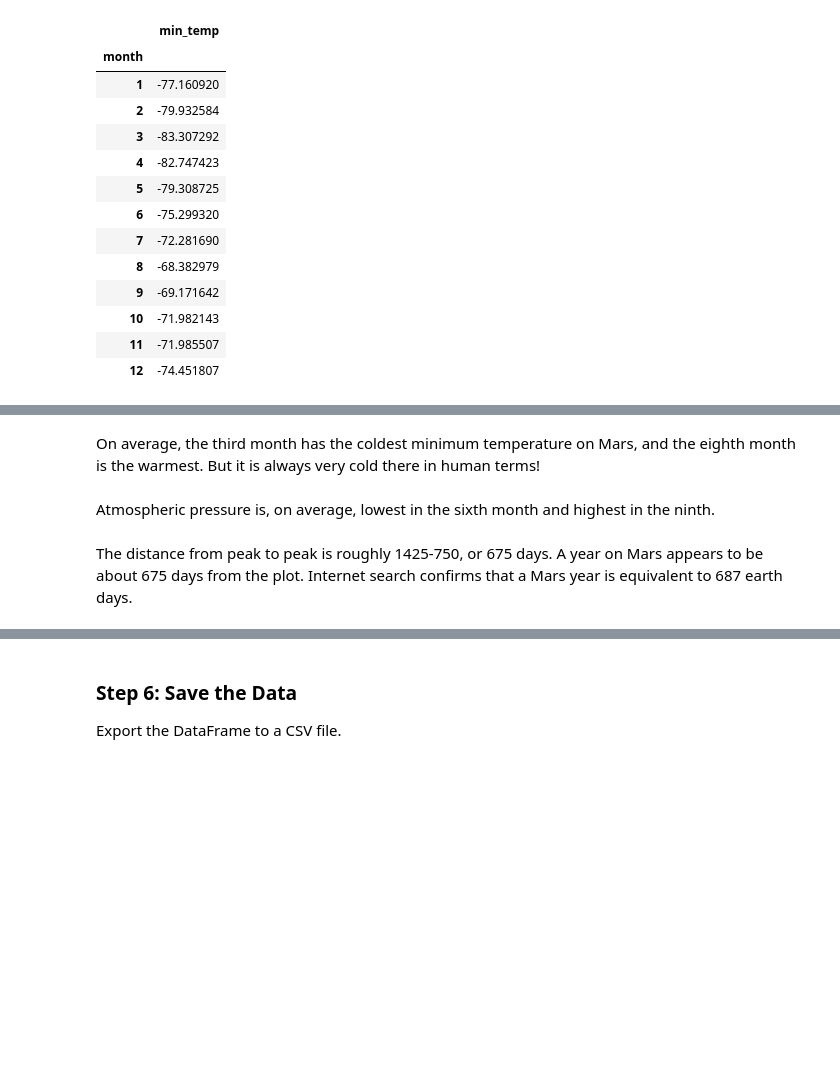
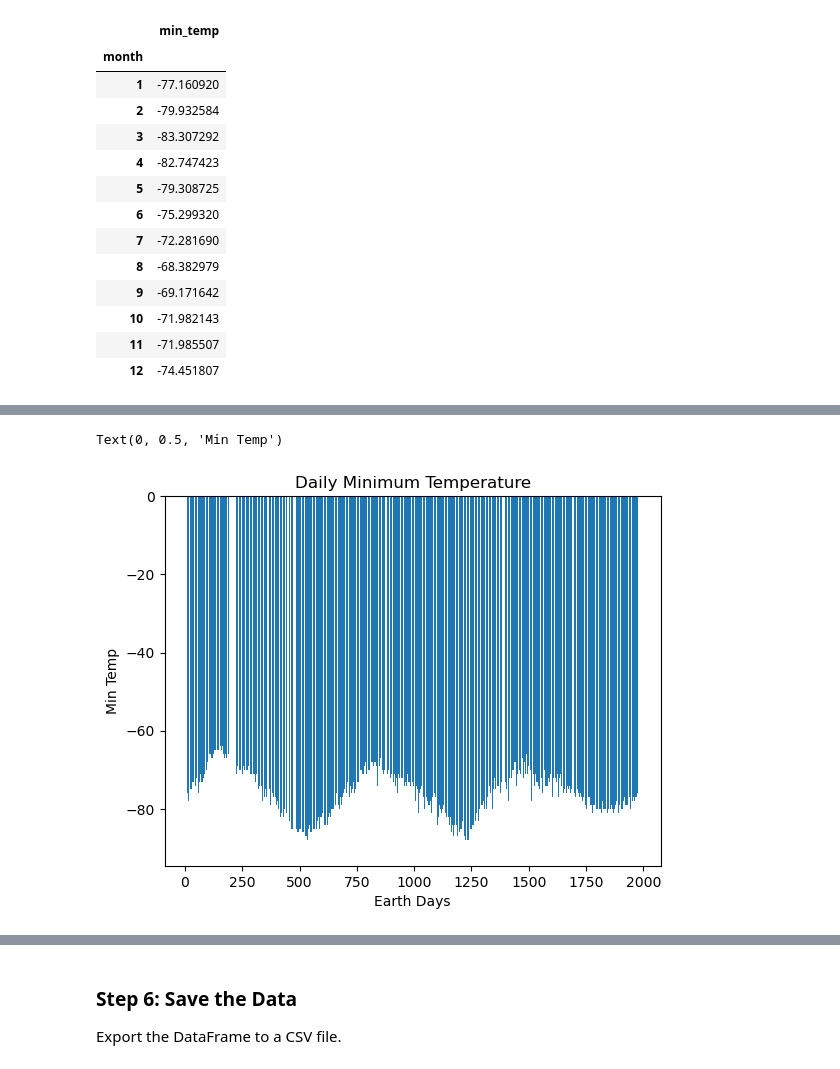
Before and after one commit to rchascall/data-collection-challenge, a Jupyter notebook: part_2_mars_weather.ipynb, the cells around one changed output, grey strips where cells are left out. Cells and saved outputs as stored; diff of their text form; code cells hidden in the pictures; blank space fills up the shorter version.

```diff
--- a/part_2_mars_weather.ipynb
+++ b/part_2_mars_weather.ipynb
@@ -315,8 +293,11 @@ plt.show()
 # %%
 # 5. How many terrestrial (earth) days are there in a Martian year?
-# %% [markdown]
-On average, the third month has the coldest minimum temperature on Mars, and the eighth month is the warmest. But it is always very cold there in human terms!
-# %% [markdown]
-Atmospheric pressure is, on average, lowest in the sixth month and highest in the ninth.
-# %% [markdown]
-The distance from peak to peak is roughly 1425-750, or 675 days. A year on Mars appears to be about 675 days from the plot. Internet search confirms that a Mars year is equivalent to 687 earth days.
+# %%
+plt.bar(df_mars_data["sol"],df_mars_data["min_temp"])
+
+plt.title("Daily Minimum Temperature")
+plt.xlabel("Earth Days")
+plt.ylabel("Min Temp")
+# %% [output]
+Text(0, 0.5, 'Min Temp')
+[figure, added]
```
Also changed, not shown: parts of 10 cells of this notebook, 1 other file.
